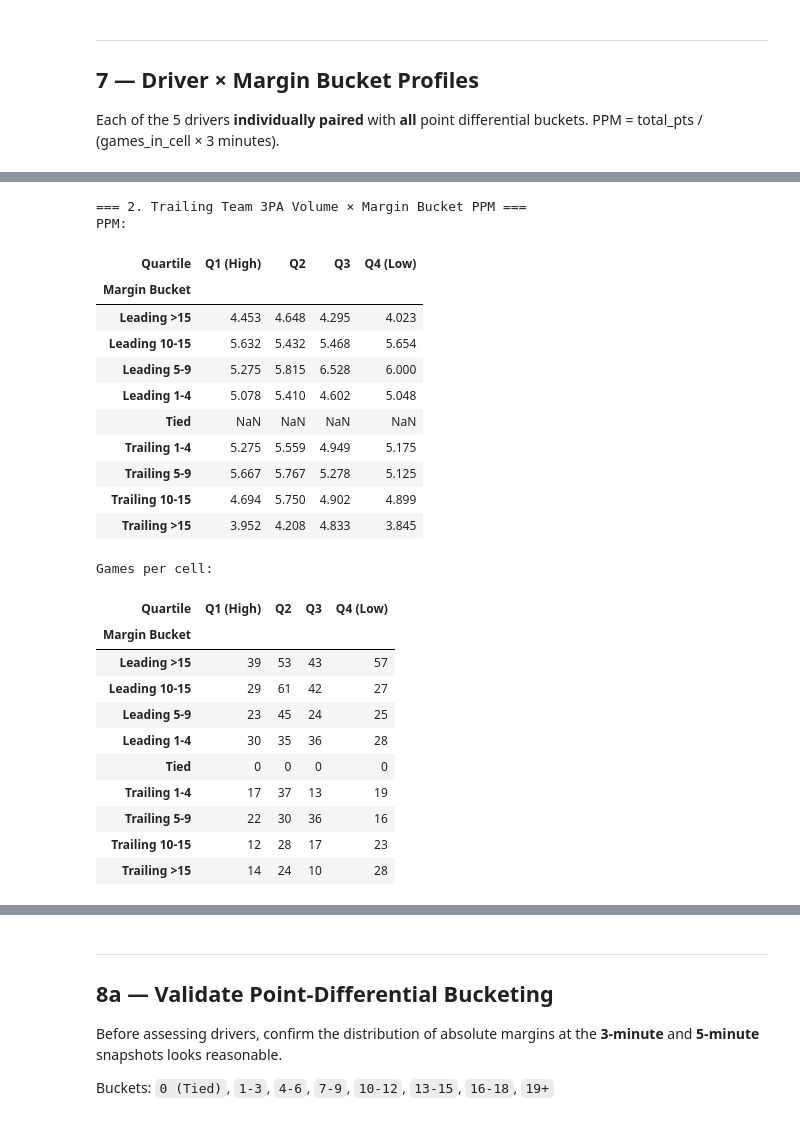
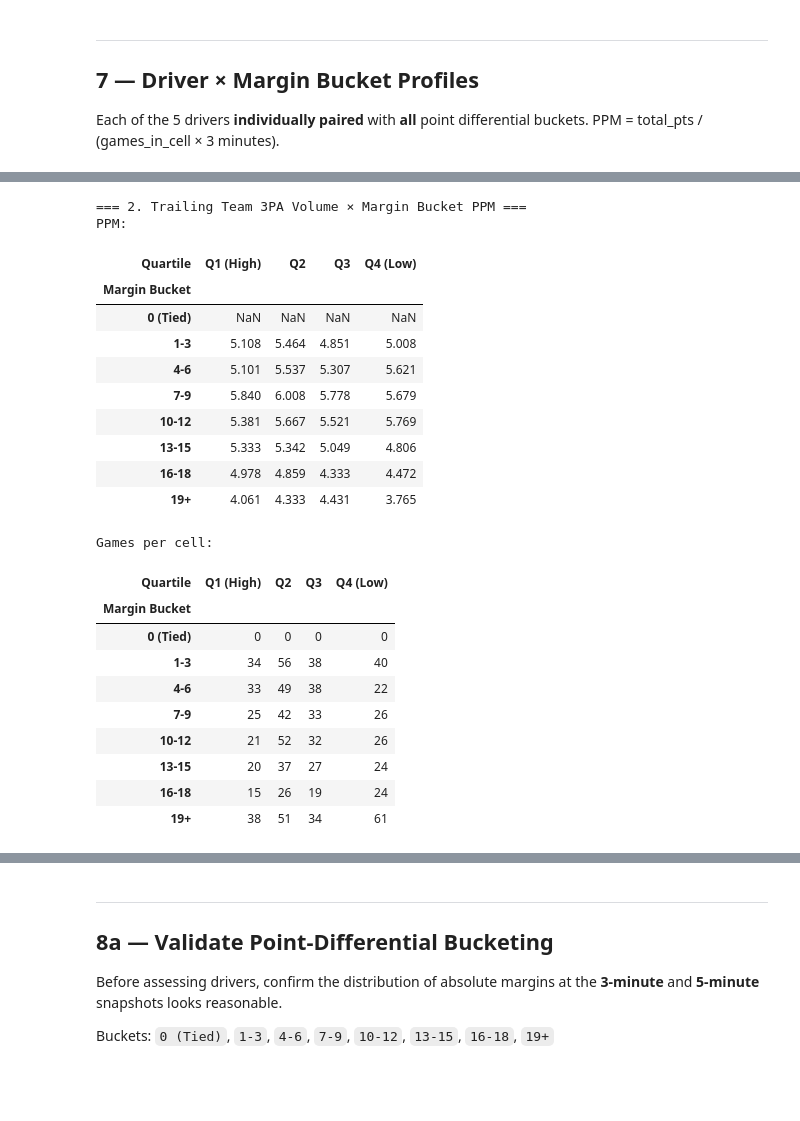
Before and after one commit to roosterpropertycare/ncaam_ou_final_mins, a Jupyter notebook: 04_driver_analysis.ipynb, the cells around one changed output, grey strips where cells are left out. Saved outputs shown, nothing was run; the diff lists cells and outputs as text; code cells hidden in the pictures; blank space fills up the shorter version.

```diff
--- a/04_driver_analysis.ipynb
+++ b/04_driver_analysis.ipynb
@@ -208,6 +222,7 @@ def get_entry_info(reg_df, window_secs):
 
 entry_3 = get_entry_info(reg, 180)
 entry_3['margin_bucket'] = entry_3['margin'].apply(margin_bucket)
+entry_3['fine_bucket'] = entry_3['margin'].apply(fine_bucket)
 
 # Leading = home if margin > 0, away if margin < 0
 entry_3['leading_team_id'] = np.where(
@@ -222,6 +237,7 @@ entry_3['trailing_team_id'] = np.where(
 # Drop ties (no leading/trailing in ties)
 entry_3_lt = entry_3[entry_3['margin'] != 0].copy()
 entry_3_lt['abs_margin'] = entry_3_lt['margin'].abs()
+entry_3_lt['fine_bucket'] = entry_3_lt['margin'].apply(fine_bucket)
 
 print(f'Total games at 3:00 mark: {len(entry_3):,}')
 print(f'  With leader/trailer:    {len(entry_3_lt):,}')
@@ -278,7 +294,7 @@ bucketed by the leading or trailing team's quartile for that stat.
 # %%
 # ── Get all F3 scoring events ──
 scoring_3 = reg[(reg['scoring_play'] == True) & (reg['secs_remaining'] <= 180)].copy()
-scoring_3['entry_bucket'] = scoring_3['game_id'].map(entry_3['margin_bucket'])
+scoring_3['entry_bucket'] = scoring_3['game_id'].map(entry_3['fine_bucket'])
 scoring_3 = scoring_3.dropna(subset=['entry_bucket'])
 
 # Only non-tied games
@@ -422,9 +438,9 @@ for driver_col, driver_label, q_labels in DRIVER_CONFIGS:
     s_valid = scoring_3_lt.dropna(subset=[driver_col])
     games_valid = entry_3_lt.dropna(subset=[driver_col])
 
-    for b in BUCKET_ORDER:
+    for b in FINE_LABELS:
         s_bucket = s_valid[s_valid['entry_bucket'] == b]
-        g_bucket = games_valid[games_valid['margin_bucket'] == b]
+        g_bucket = games_valid[games_valid['fine_bucket'] == b]
 
         for q in q_labels:
             pts = s_bucket[s_bucket[driver_col] == q]['score_value'].sum()
@@ -438,5 +454,5 @@ for driver_col, driver_label, q_labels in DRIVER_CONFIGS:
             })
 
 inter_df = pd.DataFrame(interaction_results)
-print(f'Total profiles computed: {len(inter_df)} (5 drivers × {len(BUCKET_ORDER)} buckets × 4 quartiles)')
+print(f'Total profiles computed: {len(inter_df)} (5 drivers × {len(FINE_LABELS)} buckets × 4 quartiles)')
 # %% [output]
@@ -483,42 +497,40 @@ Games per cell:
 # %%
 # ── TABLE: Driver 2 — Trailing Team 3PA Volume × Margin Bucket ──
 d = inter_df[inter_df['Driver'] == 'Trailing Team 3PA Volume']
 pivot = d.pivot_table(index='Margin Bucket', columns='Quartile', values='PPM',
-                      sort=False).reindex(BUCKET_ORDER)
+                      sort=False).reindex(FINE_LABELS)
 games_pivot = d.pivot_table(index='Margin Bucket', columns='Quartile', values='Games',
-                            aggfunc='sum', sort=False).reindex(BUCKET_ORDER)
+                            aggfunc='sum', sort=False).reindex(FINE_LABELS)
 
 print('=== 2. Trailing Team 3PA Volume × Margin Bucket PPM ===')
 print('PPM:')
 display(pivot)
 print('\nGames per cell:')
 display(games_pivot)
 # %% [output]
 === 2. Trailing Team 3PA Volume × Margin Bucket PPM ===
 PPM:
 | Quartile | Q1 (High) | Q2 | Q3 | Q4 (Low) |
 | Margin Bucket |  |  |  |  |
-| Leading >15 | 4.453 | 4.648 | 4.295 | 4.023 |
-| Leading 10-15 | 5.632 | 5.432 | 5.468 | 5.654 |
-| Leading 5-9 | 5.275 | 5.815 | 6.528 | 6.000 |
-| Leading 1-4 | 5.078 | 5.410 | 4.602 | 5.048 |
-| Tied | NaN | NaN | NaN | NaN |
-| Trailing 1-4 | 5.275 | 5.559 | 4.949 | 5.175 |
-| Trailing 5-9 | 5.667 | 5.767 | 5.278 | 5.125 |
-| Trailing 10-15 | 4.694 | 5.750 | 4.902 | 4.899 |
-| Trailing >15 | 3.952 | 4.208 | 4.833 | 3.845 |
+| 0 (Tied) | NaN | NaN | NaN | NaN |
+| 1-3 | 5.108 | 5.464 | 4.851 | 5.008 |
+| 4-6 | 5.101 | 5.537 | 5.307 | 5.621 |
+| 7-9 | 5.840 | 6.008 | 5.778 | 5.679 |
+| 10-12 | 5.381 | 5.667 | 5.521 | 5.769 |
+| 13-15 | 5.333 | 5.342 | 5.049 | 4.806 |
+| 16-18 | 4.978 | 4.859 | 4.333 | 4.472 |
+| 19+ | 4.061 | 4.333 | 4.431 | 3.765 |
 Games per cell:
 | Quartile | Q1 (High) | Q2 | Q3 | Q4 (Low) |
 | Margin Bucket |  |  |  |  |
-| Leading >15 | 39 | 53 | 43 | 57 |
-| Leading 10-15 | 29 | 61 | 42 | 27 |
-| Leading 5-9 | 23 | 45 | 24 | 25 |
-| Leading 1-4 | 30 | 35 | 36 | 28 |
-| Tied | 0 | 0 | 0 | 0 |
-| Trailing 1-4 | 17 | 37 | 13 | 19 |
-| Trailing 5-9 | 22 | 30 | 36 | 16 |
-| Trailing 10-15 | 12 | 28 | 17 | 23 |
-| Trailing >15 | 14 | 24 | 10 | 28 |
+| 0 (Tied) | 0 | 0 | 0 | 0 |
+| 1-3 | 34 | 56 | 38 | 40 |
+| 4-6 | 33 | 49 | 38 | 22 |
+| 7-9 | 25 | 42 | 33 | 26 |
+| 10-12 | 21 | 52 | 32 | 26 |
+| 13-15 | 20 | 37 | 27 | 24 |
+| 16-18 | 15 | 26 | 19 | 24 |
+| 19+ | 38 | 51 | 34 | 61 |
 # %%
 # ── TABLE: Driver 3 — Trailing Team 3P% × Margin Bucket ──
 d = inter_df[inter_df['Driver'] == 'Trailing Team 3P%']
```
Also changed, not shown: parts of 13 cells of this notebook, 15 other files.
